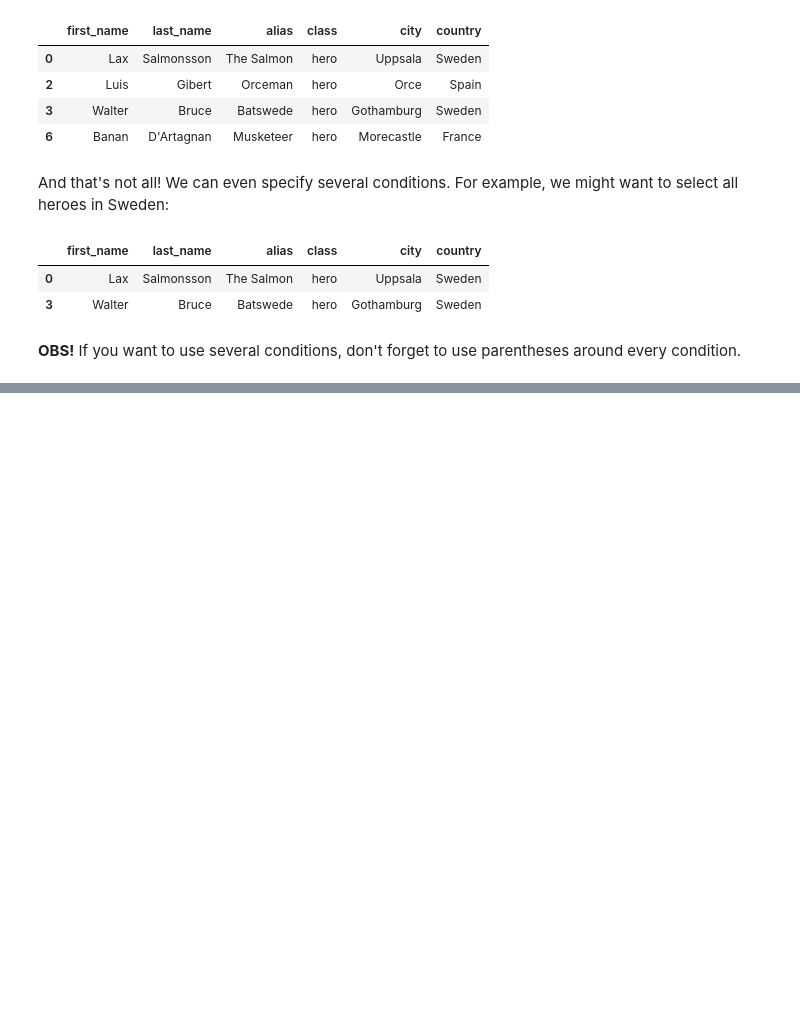
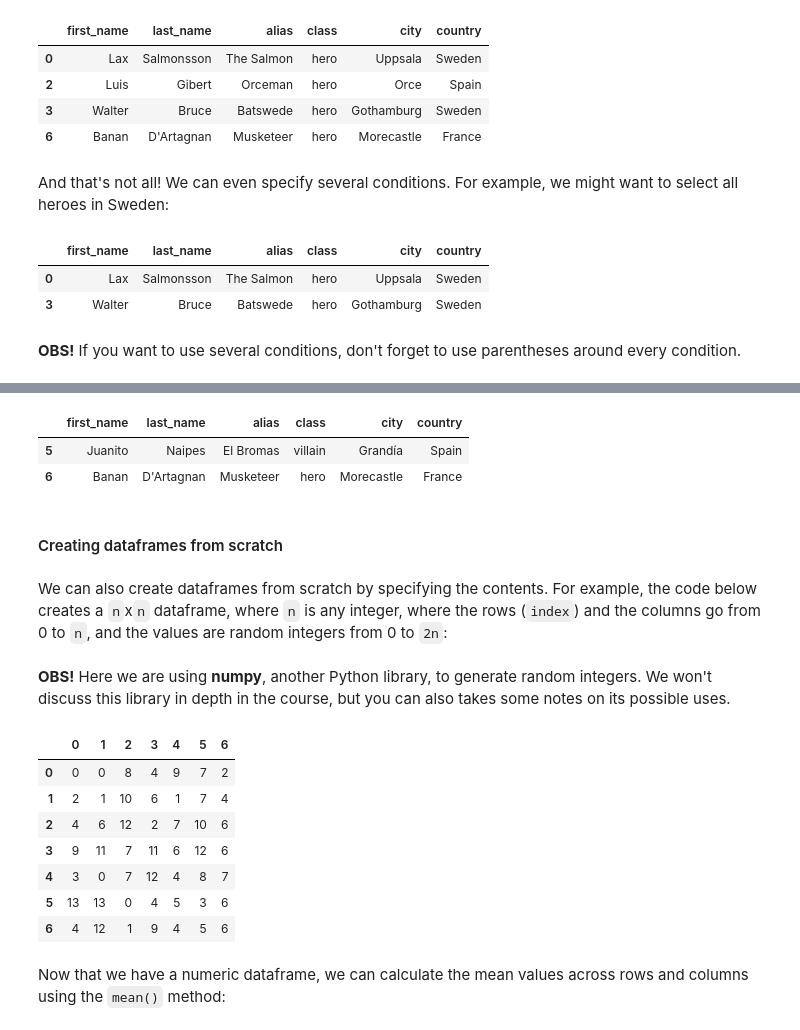
Before and after one commit to SentientVirus/ATTC_biopython, a Jupyter notebook: 3-Data_parsing.ipynb, the cells around one changed output, grey strips where cells are left out. Saved outputs shown, nothing was run; the diff lists cells and outputs as text; code cells hidden in the pictures; blank space fills up the shorter version.

```diff
--- a/3-Data_parsing.ipynb
+++ b/3-Data_parsing.ipynb
@@ -238,0 +360,30 @@ my_df[(my_df["class"] == "hero") & (my_df["country"] == "Sweden")]
+# %%
+my_df.tail(2)
+# %% [output]
+|  | first_name | last_name | alias | class | city | country |
+| 5 | Juanito | Naipes | El Bromas | villain | Grandía | Spain |
+| 6 | Banan | D'Artagnan | Musketeer | hero | Morecastle | France |
+# %% [markdown]
+#### Creating dataframes from scratch
+# %% [markdown]
+We can also create dataframes from scratch by specifying the contents. For example, the code below creates a ``n``x``n`` dataframe, where ``n`` is any integer, where the rows (``index``) and the columns go from 0 to ``n``, and the values are random integers from 0 to ``2n``:
+# %%
+import numpy as np
+
+n = 7
+int_df = pd.DataFrame(np.random.randint(0, 2*n, (n, n)), index = range(0, n), columns = range(0, n))
+# %% [markdown]
+**OBS!** Here we are using **numpy**, another Python library, to generate random integers. We won't discuss this library in depth in the course, but you can also takes some notes on its possible uses.
+# %%
+display(int_df)
+# %% [output]
+|  | 0 | 1 | 2 | 3 | 4 | 5 | 6 |
+| 0 | 0 | 0 | 8 | 4 | 9 | 7 | 2 |
+| 1 | 2 | 1 | 10 | 6 | 1 | 7 | 4 |
+| 2 | 4 | 6 | 12 | 2 | 7 | 10 | 6 |
+| 3 | 9 | 11 | 7 | 11 | 6 | 12 | 6 |
+| 4 | 3 | 0 | 7 | 12 | 4 | 8 | 7 |
+| 5 | 13 | 13 | 0 | 4 | 5 | 3 | 6 |
+| 6 | 4 | 12 | 1 | 9 | 4 | 5 | 6 |
+# %% [markdown]
+Now that we have a numeric dataframe, we can calculate the mean values across rows and columns using the ``mean()`` method:
```
Also changed, not shown: parts of 64 cells of this notebook, 2 other files.
